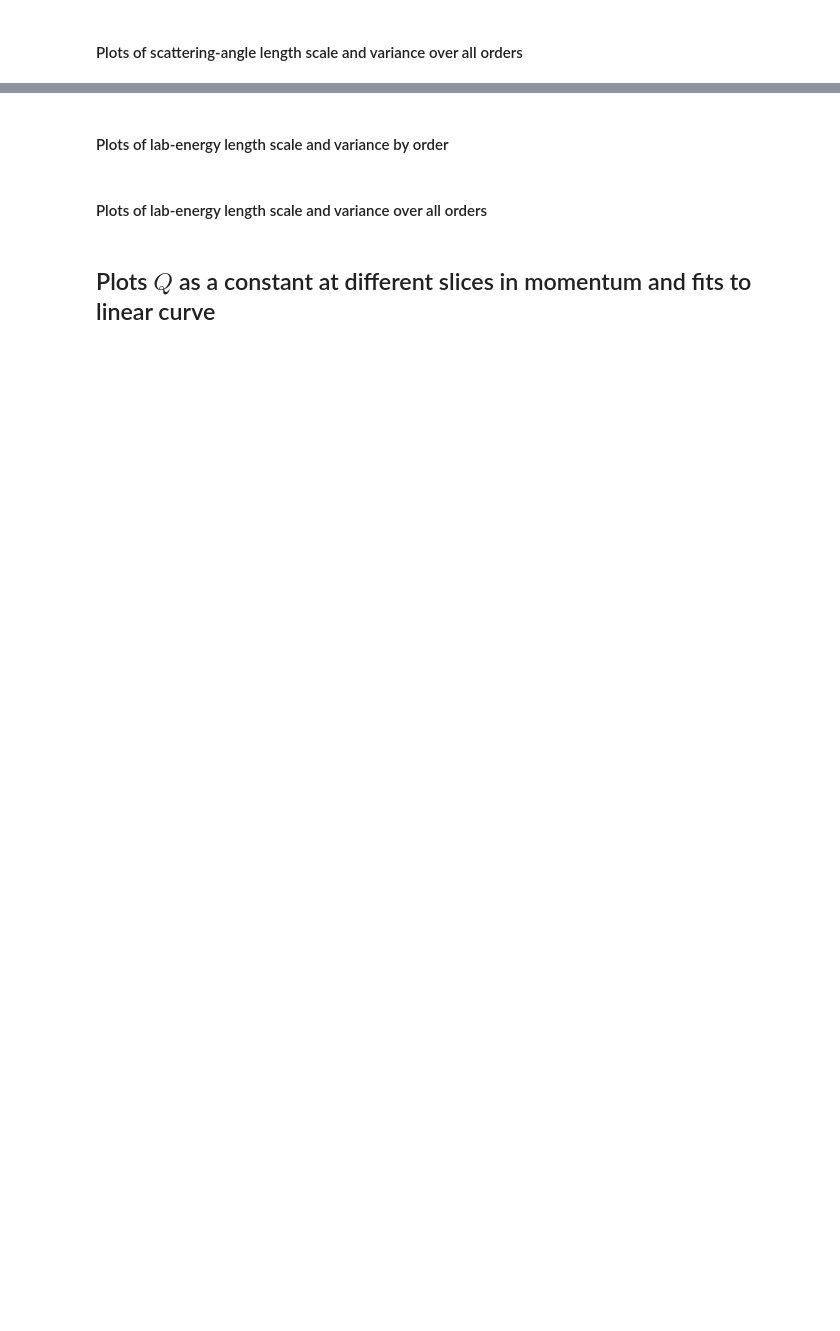
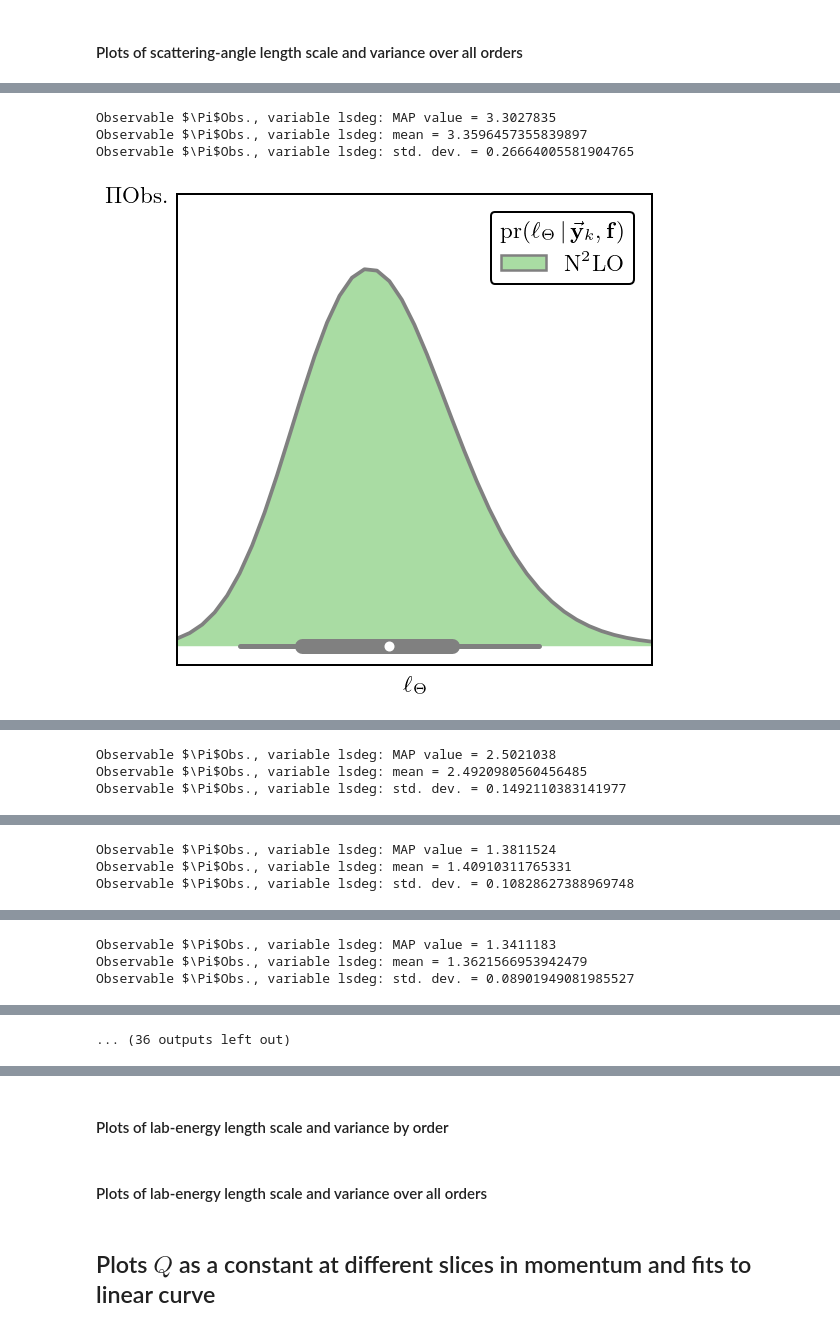
Before and after one commit to buqeye/modern_nn_potentials, a Jupyter notebook: notebooks/paper_figures_2.ipynb, the cells around one changed output, grey strips where cells are left out. Saved outputs shown, nothing was run; the diff lists cells and outputs as text; code cells hidden in the pictures; blank space fills up the shorter version.

```diff
--- a/notebooks/paper_figures_2.ipynb
+++ b/notebooks/paper_figures_2.ipynb
@@ -888,15 +924,15 @@ LsDegVariable = RandomVariable(var=ls_deg_vals,
 variables_array = np.array([LsDegVariable])
 
 # ALLOBS for angle input spaces
-plot_obs_list = [[obs_data_name]]
-obs_name_grouped_list = [obs_data_name]
-obs_labels_grouped_list = [obs_data_name]
-mesh_cart_grouped_list = [[mesh_cart_tlabslice]]
-# plot_obs_list = [["DSG", "D", "AXX", "AYY", "A", "AY"]]
-# obs_name_grouped_list = ["ALLOBS"]
-# obs_labels_grouped_list = [r'$\Pi$Obs.']
-# mesh_cart_grouped_list = [[mesh_cart_tlabslice, mesh_cart_tlabslice, mesh_cart_tlabslice,
-#                           mesh_cart_tlabslice, mesh_cart_tlabslice, mesh_cart_tlabslice, ]]
+# plot_obs_list = [[obs_data_name]]
+# obs_name_grouped_list = [obs_data_name]
+# obs_labels_grouped_list = [obs_data_name]
+# mesh_cart_grouped_list = [[mesh_cart_tlabslice]]
+plot_obs_list = [["DSG", "D", "AXX", "AYY", "A", "AY"]]
+obs_name_grouped_list = ["ALLOBS"]
+obs_labels_grouped_list = [r'$\Pi$Obs.']
+mesh_cart_grouped_list = [[mesh_cart_tlabslice, mesh_cart_tlabslice, mesh_cart_tlabslice,
+                          mesh_cart_tlabslice, mesh_cart_tlabslice, mesh_cart_tlabslice, ]]
 
 # creates a new ratio and log_likelihood function
 def ratio_fn_new(X, p_grid_train, p_param, p_shape, Q_param, mpi_var, p, lambda_var,
@@ -942,6 +978,42 @@ def log_likelihood_new(gp_fitted,
 
                                               ) for pt in mesh_points]
 
+def scaling_fn(X,
+               ls_array,
+               ):
+    X_shape = np.shape(X)
+    X = np.reshape(X, (np.prod(X_shape[:-1]), ) + (X_shape[-1], ))
+    ls = np.array([])
+    try:
+        for pt_idx, pt in enumerate(X):
+            ls = np.append(ls, ls_array)
+    except:
+        pass
+
+    ls = np.reshape(ls, X_shape)
+
+    return ls
+
+scaling_fn_kwargs={}
+
+def cbar_fn(X,
+               cbar_array = np.array([1]),
+               ):
+    X_shape = np.shape(X)
+    X = np.reshape(X, (np.prod(X_shape[:-1]), ) + (X_shape[-1], ))
+    cbar = np.array([])
+    try:
+        for pt_idx, pt in enumerate(X):
+            cbar = np.append(cbar, cbar_array)
+    except:
+        pass
+
+    cbar = np.reshape(cbar, X_shape[:-1])
+
+    return cbar
+
+cbar_fn_kwargs={}
+
 ell_fit_pts = np.array([])
 ell_fit_stddev = np.array([])
 
@@ -985,12 +1057,16 @@ for elfp, pfp in zip(t_lab_slice_pts, E_to_p(t_lab_slice_pts, interaction = 'np'
         length_scale_list=[NSKernelParam(0.2 * (np.max(degrees_input) - np.min(degrees_input)),
                                         [0.05 * (np.max(degrees_input) - np.min(degrees_input)),
                                         1 * (np.max(degrees_input) - np.min(degrees_input))])],
+        length_scale_fixed = False,
+        cbar_list = [NSKernelParam(1.0, [0.1, 10])],
+        cbar_fixed = True,
         m_pi_eff=mpi_eff_coeffs,
         Lambdab=Lambda_b_coeffs,
         print_all_classes=False,
         savefile_type="png",
 
         plot_posterior_curvewise_bool=True,
+        plot_marg_curvewise_bool=True,
         plot_corner_curvewise_bool=False,
         use_data_curvewise_bool=False,
         save_data_curvewise_bool=False,
@@ -1007,6 +1083,11 @@ for elfp, pfp in zip(t_lab_slice_pts, E_to_p(t_lab_slice_pts, interaction = 'np'
         log_likelihood_fn_posterior = log_likelihood_fn,
         log_likelihood_fn_kwargs_posterior = log_likelihood_fn_kwargs,
 
+        cbar_fn = cbar_fn,
+        cbar_fn_kwargs = cbar_fn_kwargs,
+        scaling_fn = scaling_fn,
+        scaling_fn_kwargs = scaling_fn_kwargs,
+
         plot_posterior_pointwise_bool=False,
         save_posterior_pointwise_bool=False,
 
@@ -1018,3 +1099,4 @@ for elfp, pfp in zip(t_lab_slice_pts, E_to_p(t_lab_slice_pts, interaction = 'np'
     ell_fit_pts = np.append(ell_fit_pts, stats_array[[i % 3 == 0 for i in range(np.shape(stats_array)[0])]])
     ell_fit_stddev = np.append(ell_fit_stddev, stats_array[[i % 3 == 2 for i in range(np.shape(stats_array)[0])]])
 # ell_fit_stddev = np.zeros(np.shape(ell_fit_pts))
+# %% [output]
@@ -1020,0 +1104,4 @@ for elfp, pfp in zip(t_lab_slice_pts, E_to_p(t_lab_slice_pts, interaction = 'np'
+Observable $\Pi$Obs., variable lsdeg: MAP value = 3.3027835
+Observable $\Pi$Obs., variable lsdeg: mean = 3.3596457355839897
+Observable $\Pi$Obs., variable lsdeg: std. dev. = 0.26664005581904765
+[figure, added]
@@ -1020,0 +1109,3 @@ for elfp, pfp in zip(t_lab_slice_pts, E_to_p(t_lab_slice_pts, interaction = 'np'
+Observable $\Pi$Obs., variable lsdeg: MAP value = 2.5021038
+Observable $\Pi$Obs., variable lsdeg: mean = 2.4920980560456485
+Observable $\Pi$Obs., variable lsdeg: std. dev. = 0.1492110383141977
@@ -1020,0 +1114,3 @@ for elfp, pfp in zip(t_lab_slice_pts, E_to_p(t_lab_slice_pts, interaction = 'np'
+Observable $\Pi$Obs., variable lsdeg: MAP value = 1.3811524
+Observable $\Pi$Obs., variable lsdeg: mean = 1.40910311765331
+Observable $\Pi$Obs., variable lsdeg: std. dev. = 0.10828627388969748
@@ -1020,0 +1119,3 @@ for elfp, pfp in zip(t_lab_slice_pts, E_to_p(t_lab_slice_pts, interaction = 'np'
+Observable $\Pi$Obs., variable lsdeg: MAP value = 1.3411183
+Observable $\Pi$Obs., variable lsdeg: mean = 1.3621566953942479
+Observable $\Pi$Obs., variable lsdeg: std. dev. = 0.08901949081985527
@@ -1021,3 +1123,4 @@ for elfp, pfp in zip(t_lab_slice_pts, E_to_p(t_lab_slice_pts, interaction = 'np'
+... (36 outputs left out)
 # %%
 from sklearn.linear_model import LinearRegression
 
```
Also changed, not shown: parts of 9 cells of this notebook, 13 other files.
